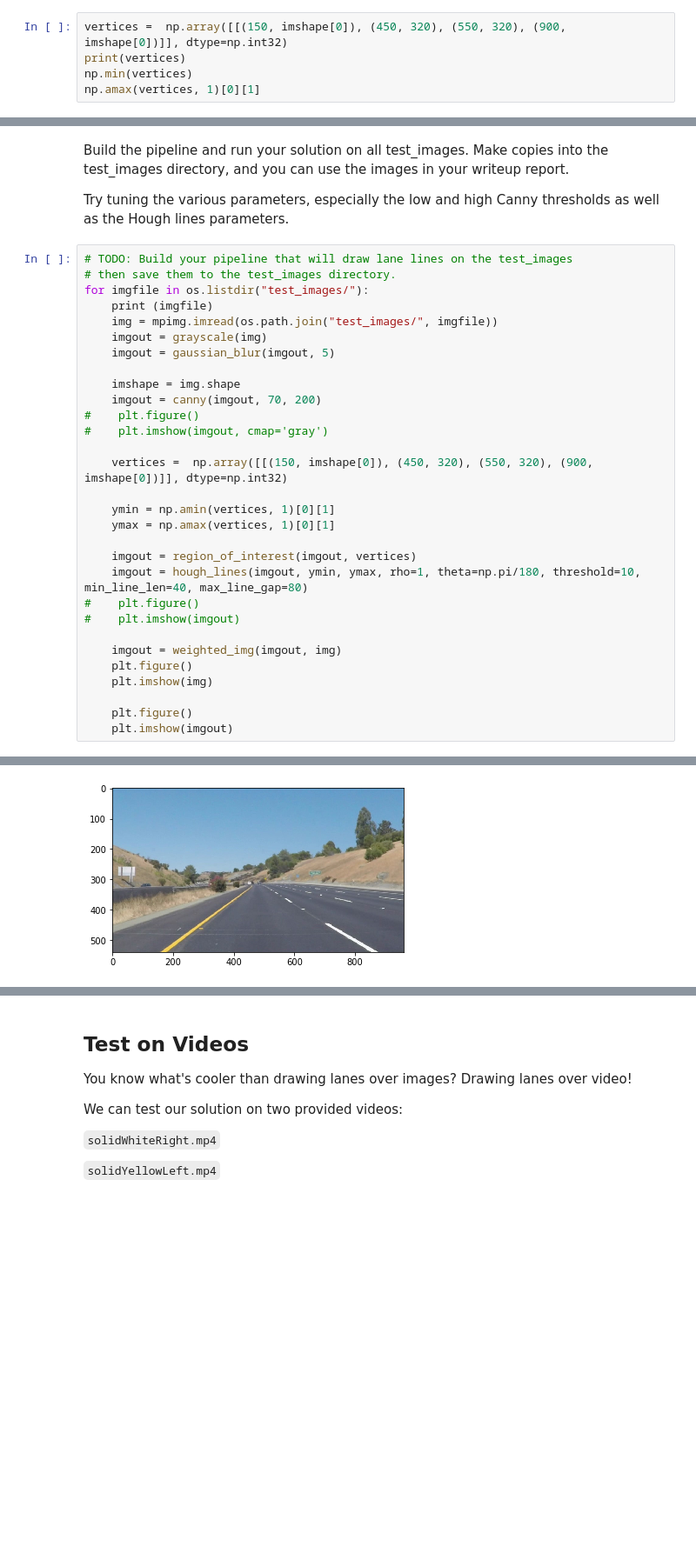
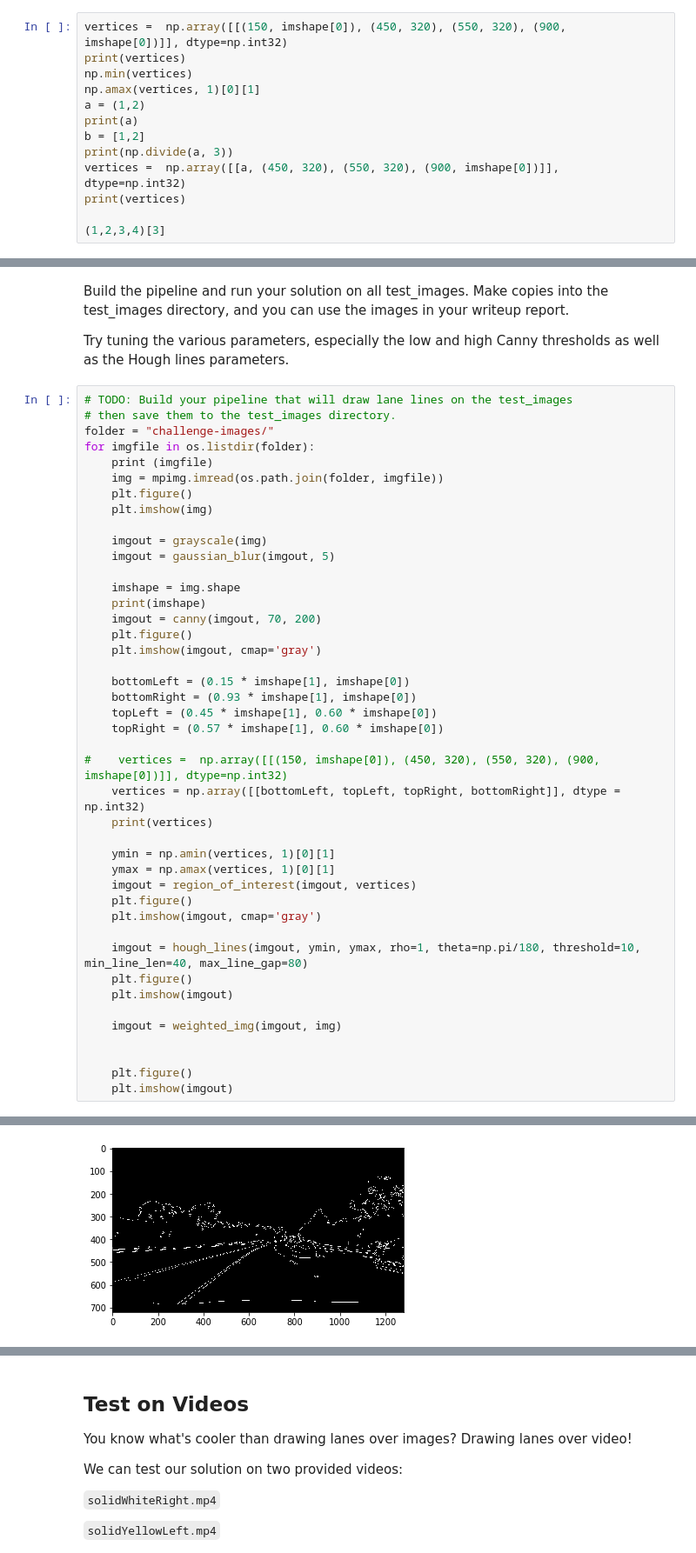
Before and after one commit to pradheepke/sdc-lanefinding-p1, a Jupyter notebook: P1.ipynb, the cells around one changed output, grey strips where cells are left out. Shown at 87% size. Cells and saved outputs as stored; diff of their text form; blank space fills up the shorter version.

```diff
--- a/P1.ipynb
+++ b/P1.ipynb
@@ -83,4 +83,12 @@ vertices =  np.array([[(150, imshape[0]), (450, 320), (550, 320), (900, imshape[
 print(vertices)
 np.min(vertices)
 np.amax(vertices, 1)[0][1]
+a = (1,2)
+print(a)
+b = [1,2]
+print(np.divide(a, 3))
+vertices =  np.array([[a, (450, 320), (550, 320), (900, imshape[0])]], dtype=np.int32)
+print(vertices)
+
+(1,2,3,4)[3]
 # %% [output]
@@ -284,30 +265,43 @@ Try tuning the various parameters, especially the low and high Canny thresholds
 # %%
 # TODO: Build your pipeline that will draw lane lines on the test_images
 # then save them to the test_images directory.
-for imgfile in os.listdir("test_images/"):
+folder = "challenge-images/"
+for imgfile in os.listdir(folder):
     print (imgfile)
-    img = mpimg.imread(os.path.join("test_images/", imgfile))
+    img = mpimg.imread(os.path.join(folder, imgfile))
+    plt.figure()
+    plt.imshow(img)
+
     imgout = grayscale(img)
     imgout = gaussian_blur(imgout, 5)
 
     imshape = img.shape
+    print(imshape)
     imgout = canny(imgout, 70, 200)
-#    plt.figure()
-#    plt.imshow(imgout, cmap='gray')
+    plt.figure()
+    plt.imshow(imgout, cmap='gray')
 
-    vertices =  np.array([[(150, imshape[0]), (450, 320), (550, 320), (900, imshape[0])]], dtype=np.int32)
+    bottomLeft = (0.15 * imshape[1], imshape[0])
+    bottomRight = (0.93 * imshape[1], imshape[0])
+    topLeft = (0.45 * imshape[1], 0.60 * imshape[0])
+    topRight = (0.57 * imshape[1], 0.60 * imshape[0])
+
+#    vertices =  np.array([[(150, imshape[0]), (450, 320), (550, 320), (900, imshape[0])]], dtype=np.int32)
+    vertices = np.array([[bottomLeft, topLeft, topRight, bottomRight]], dtype = np.int32)
+    print(vertices)
 
     ymin = np.amin(vertices, 1)[0][1]
     ymax = np.amax(vertices, 1)[0][1]
+    imgout = region_of_interest(imgout, vertices)
+    plt.figure()
+    plt.imshow(imgout, cmap='gray')
 
-    imgout = region_of_interest(imgout, vertices)
     imgout = hough_lines(imgout, ymin, ymax, rho=1, theta=np.pi/180, threshold=10, min_line_len=40, max_line_gap=80)
-#    plt.figure()
-#    plt.imshow(imgout)
+    plt.figure()
+    plt.imshow(imgout)
 
     imgout = weighted_img(imgout, img)
-    plt.figure()
-    plt.imshow(img)
+
 
     plt.figure()
     plt.imshow(imgout)
@@ -327 +345 @@ whiteCarLaneSwitch.jpg
-[figure, old version]
+[figure, new version]
```
Also changed, not shown: parts of 11 cells of this notebook, 1 other file.
